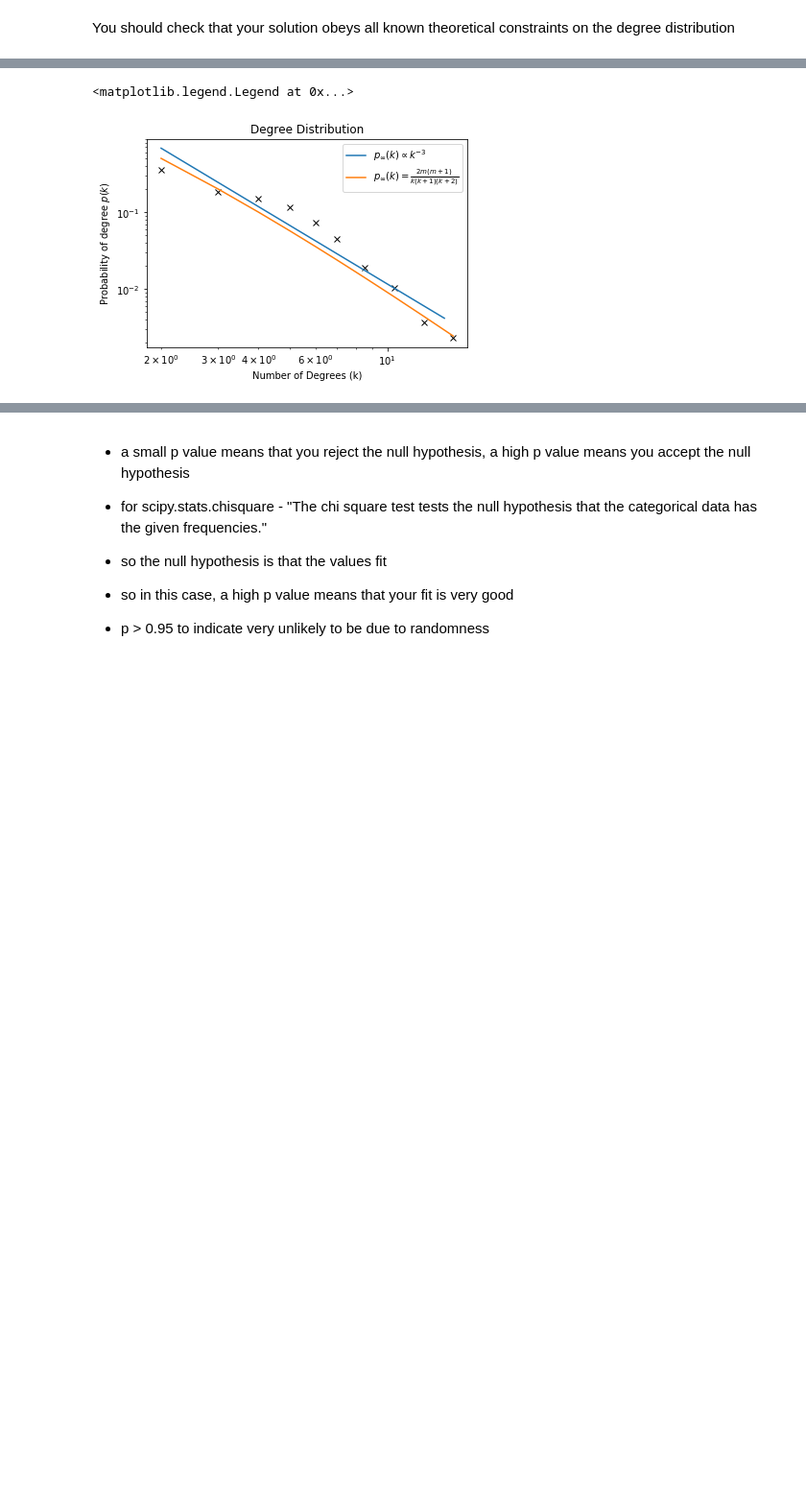
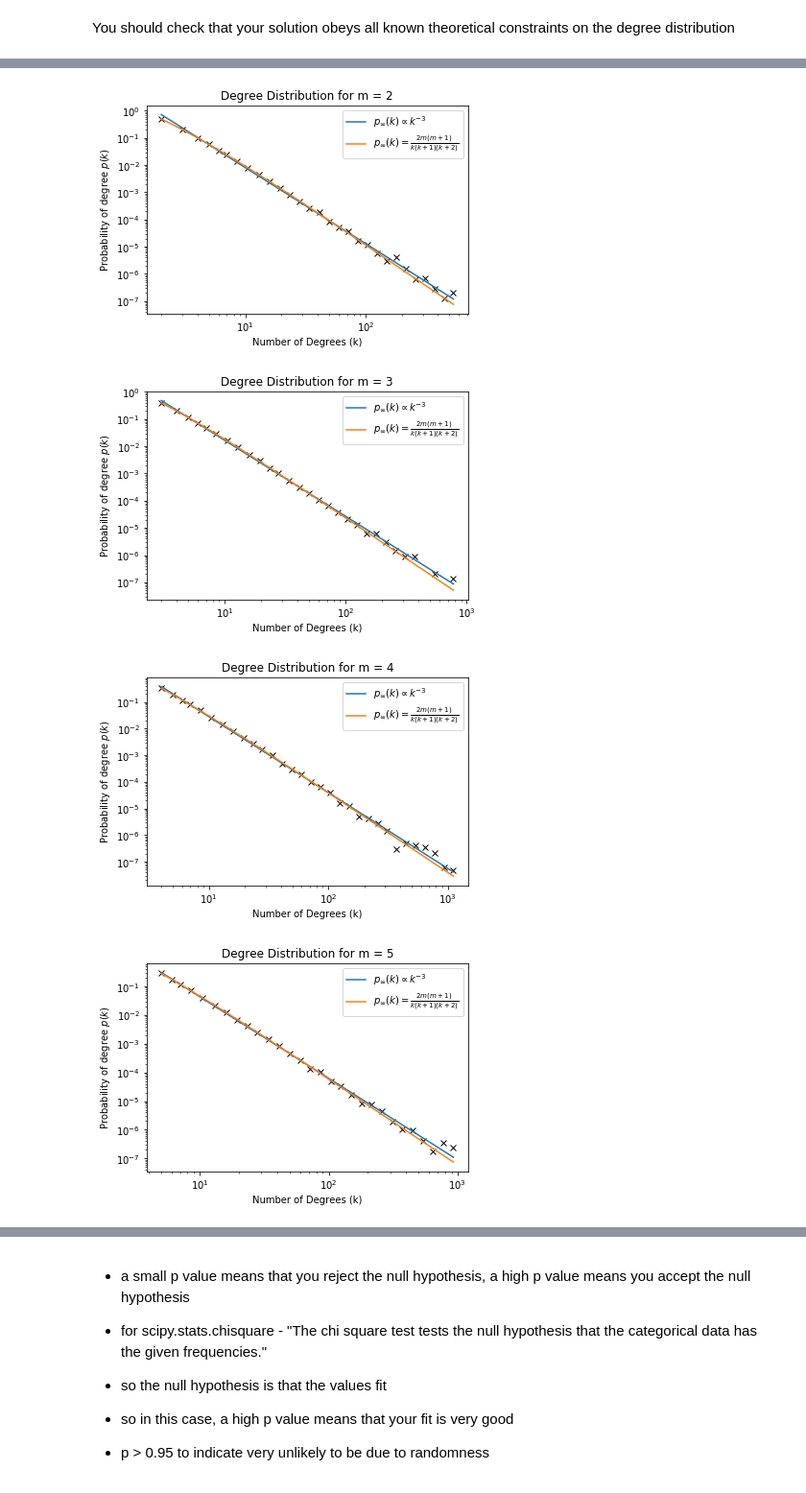
Before and after one commit to shaunfg/Complexity-Networks, a Jupyter notebook: networks/networks_project.ipynb, the cells around one changed output, grey strips where cells are left out. Shown at 96% size. Cells and saved outputs as stored; diff of their text form; code cells hidden in the pictures; blank space fills up the shorter version.

```diff
--- a/networks/networks_project.ipynb
+++ b/networks/networks_project.ipynb
@@ -225,7 +261,7 @@ Derive from the problem sheet
 
 $$p_{\infty}(k)=\frac{2m(m+1)}{k(k+1)(k+2)}$$
 # %%
-def fit_master_EQ(m,k,plot = True):
+def master_EQ_pref(m,k,plot = True):
 #     samp_x = np.arange(min(k),max(k))
 
     p = (2*m*(m+1))/(k*(k+1)*(k+2))
@@ -247,17 +278,28 @@ df = Ba_1.run()
+# %%
+time = 100000
+
+m_start = [2,3,4,5]
+
+BA_models = [Barabasi_Albert(time_limit = time,m = m_i) for m_i in m_start]
+dfs = [B.drive_pref() for B in BA_models]
 # %%
-x,y = logbin(df.Degrees,scale = 1.2)
-# ax.set_prop_cycle(monochrome)
+for i in range(len(dfs)):
 
-plt.title("Degree Distribution")
-plt.loglog(x,y,'x',color='black')
-plt.xlabel("Number of Degrees (k)")
-plt.ylabel("Probability of degree $p(k)$")
+    x,y = logbin(dfs[i].Degrees,scale = 1.2)
+    # ax.set_prop_cycle(monochrome)
+    plt.figure()
+    plt.title("Degree Distribution for m = {}".format(m_start[i]))
+    plt.loglog(x,y,'x',color='black')
+    plt.xlabel("Number of Degrees (k)")
+    plt.ylabel("Probability of degree $p(k)$")
 
-fit_log(x,y,label = r"$p_{\infty}(k)\propto k^{-3}$")
-expected_values = fit_master_EQ(m=2,k=x)
-plt.legend()
+    fit_log(x,y,label = r"$p_{\infty}(k)\propto k^{-3}$")
+    expected_values = master_EQ_pref(m=m_start[i],k=x)
+    plt.legend()
 # %% [output]
-<matplotlib.legend.Legend at 0x...>
-[figure, old version]
+[figure, new version]
+[figure, added]
+[figure, added]
+[figure, added]
 # %%
 x,y = logbin(df.Degrees,scale = 1.0)
```
Also changed, not shown: parts of 42 cells of this notebook, 3 other files.
